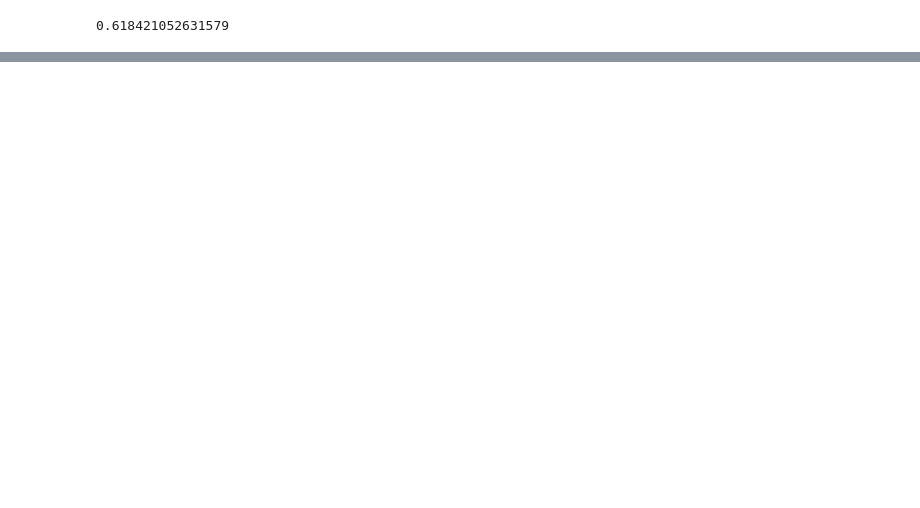
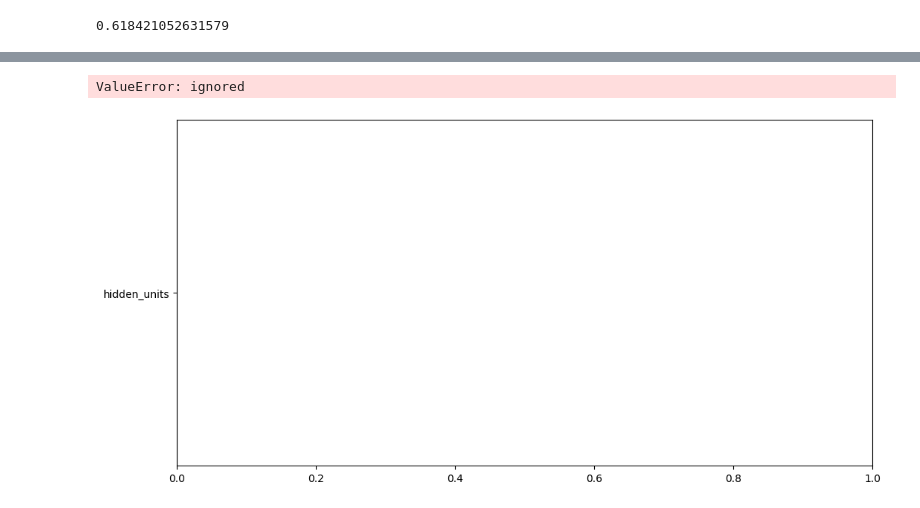
Before and after one commit to Ariel-wen/comp-sci-7318-ass1, a Jupyter notebook: ass1.ipynb, the cells around one changed output, grey strips where cells are left out. Cells and saved outputs as stored; diff of their text form; code cells hidden in the pictures; blank space fills up the shorter version.

```diff
--- a/ass1.ipynb
+++ b/ass1.ipynb
@@ -430,9 +612,18 @@ from sklearn.model_selection import GridSearchCV
 from sklearn.neural_network import MLPClassifier
 from sklearn.metrics import accuracy_score
 
+# param_grid = {
+#     'learning_rate_init': [0.001, 0.01, 0.1],
+#     'hidden_layer_sizes': [(16,), (32,), (64,)]
+# }
+
 param_grid = {
-    'learning_rate_init': [0.001, 0.01, 0.1],
-    'hidden_layer_sizes': [(16,), (32,), (64,)]
+    'hidden_layer_sizes': [(50, 50), (100, 100), (50,)],
+    'activation': ['relu', 'tanh'],
+    'solver': ['sgd', 'adam'],
+    'alpha': [0.0001, 0.001, 0.01],
+    'solver': ['sgd', 'adam'],
+    'learning_rate': ['constant', 'adaptive']
 }
 
 grid_search = GridSearchCV(
@@ -575,0 +1394,58 @@ print("Final Test Accuracy:", test_accuracy)
+# %%
+# Create a dictionary to store accuracy values for each parameter
+param_accuracies = {param: [] for param in param_grid}
+
+# Hyperparameter tuning using grid search
+for params in tqdm(list(ParameterGrid(param_grid))):
+    hidden_units = [X_train.shape[1]] + params['hidden_units'] + [1] if isinstance(params['hidden_units'], list) else [X_train.shape[1], params['hidden_units'], 1]  # Change 1 to match the output dimension
+    model = MLP(X_train.shape[1], hidden_units, params['activation'], params['dropout'], params['normalize'])
+
+    train_losses, val_losses = train_and_evaluate_MLP(model, train_loader, val_loader, params['learning_rate'], params['weight_decay'])
+
+    # Calculate accuracy on the test set
+    test_accuracy = 0.0
+    model.eval()
+    with torch.no_grad():
+        for inputs, labels in test_loader:
+            outputs = model(inputs)
+            predicted = (torch.sigmoid(outputs) > 0.5).float() * 2 - 1
+            test_accuracy += accuracy_score(labels.numpy(), predicted.numpy())
+    test_accuracy /= len(test_loader)
+    # Store the accuracy in the dictionary
+    param_accuracies[str(params)] = test_accuracy
+
+    # # Convert the parameter settings to a string for use as the key
+    # param_key = ', '.join([f"{key}: {value}" for key, value in params.items()])
+
+    # # Store the accuracy in the dictionary
+    # param_accuracies[param_key] = test_accuracy
+
+
+# Extract parameter names and corresponding accuracies
+param_names = list(param_accuracies.keys())
+accuracies = list(param_accuracies.values())
+
+# Plot accuracy for each parameter setting
+plt.figure(figsize=(12, 6))
+plt.barh(param_names, accuracies, color='skyblue')
+plt.xlabel('Accuracy')
+plt.ylabel('Parameter Settings')
+plt.title('Accuracy for Each Parameter Setting')
+plt.gca().invert_yaxis()  # Invert the y-axis to have the highest accuracy at the top
+plt.show()
+# # Plot accuracy for each parameter
+
+# for param_name in param_grid:
+#     param_values = [str(params) for params in ParameterGrid(param_grid)]
+#     accuracies = [param_accuracies[str(params)] for params in ParameterGrid(param_grid)]
+
+#     plt.figure(figsize=(10, 5))
+#     plt.bar(param_values, accuracies)
+#     plt.xlabel(param_name)
+#     plt.ylabel('Accuracy')
+#     plt.title(f'Accuracy vs. {param_name}')
+#     plt.xticks(rotation=45)
+#     plt.show()
+# %% [output]
+ValueError: ignored
+[figure, added]
```
Also changed, not shown: parts of 22 cells of this notebook.
